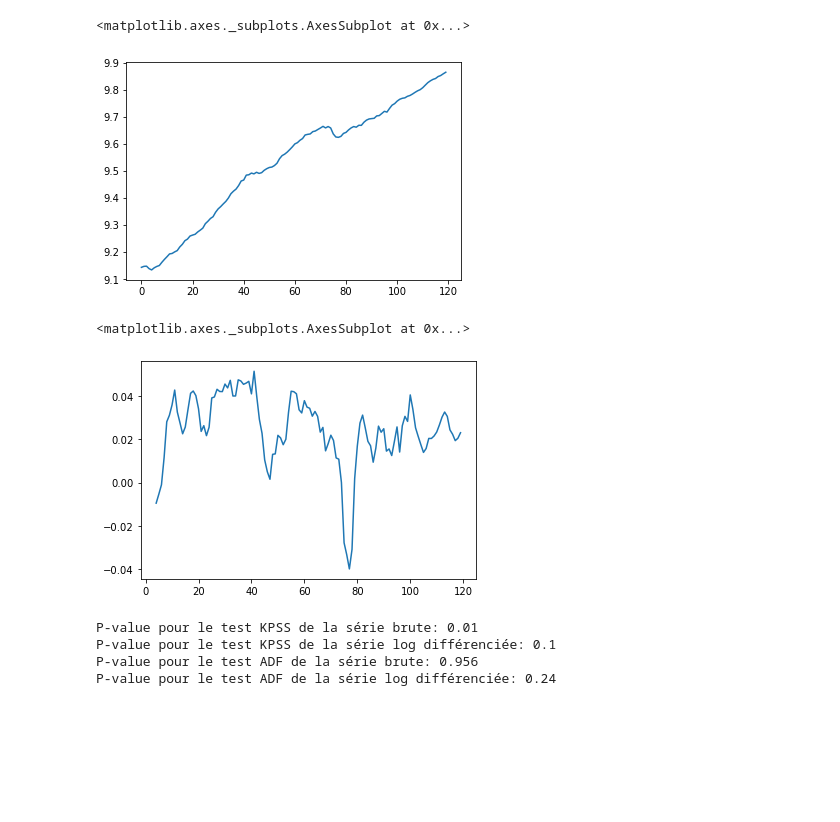
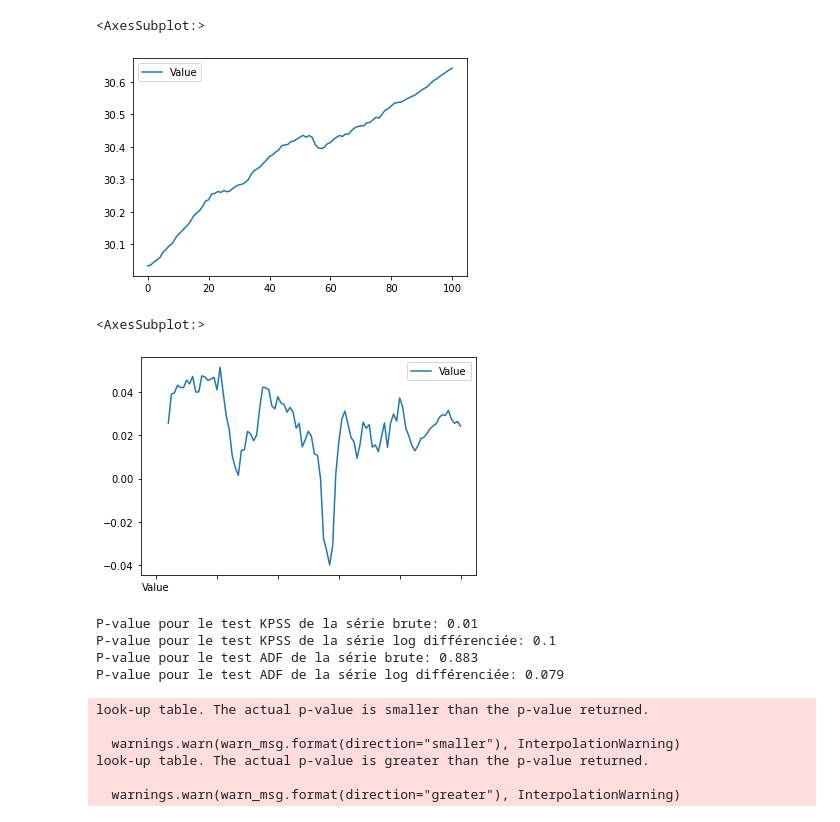
Before and after one commit to Adrien-Mcode/Stat-app-Trumpnomics, a Jupyter notebook: Stationnarité.ipynb, the cells around one changed output. Drawn from its saved outputs; the diff is of its cells as text; code cells hidden in the pictures; blank space fills up the shorter version.

Commit message:
tests statio sur nouvelle base

```diff
--- a/Stationnarité.ipynb
+++ b/Stationnarité.ipynb
@@ -14,0 +9,3 @@ serie.plot()
+# %%
+data2 = pd.read_csv(r'data_complete_net_exports.csv')
+data2
@@ -14,0 +26,3 @@ serie.plot()
+# %%
+serie = data2.loc[data2['Country'] == 'United States'].loc[data2['VARIABLE'] == 'GDPVD']['Value'].reset_index().drop('index', axis = 1)
+serie
@@ -15,13 +48,13 @@ serie.plot()
 # %%
-log_serie = np.log(data['United-States']['PIB'])
+log_serie = np.log(serie)
 log_serie.plot()
 # %% [output]
-<matplotlib.axes._subplots.AxesSubplot at 0x...>
+<AxesSubplot:>
-[figure, old version]
+[figure, new version]
 # %%
 log_diff_serie = log_serie - log_serie.shift(4)
 log_diff_serie = log_diff_serie.dropna()
 log_diff_serie.plot()
 # %% [output]
-<matplotlib.axes._subplots.AxesSubplot at 0x...>
+<AxesSubplot:>
-[figure, old version]
+[figure, new version]
@@ -45,7 +81,8 @@ def adf_logdiff(serie1):
 # %%
 # Exemple avec la série temporelle du PIB des USA
 
-serie1 = data['United-States']['PIB']
+serie1 = data2.loc[data2['Country'] == 'United States'].loc[data2['VARIABLE'] == 'GDPVD']['Value'].reset_index().drop('index', axis = 1)
+
 print('P-value pour le test KPSS de la série brute:', kpss_test(serie1))
 print('P-value pour le test KPSS de la série log différenciée:', kpss_logdiff(serie1))
 
@@ -58,5 +95,11 @@ print('P-value pour le test ADF de la série log différenciée:', adf_logdiff(s
 # %% [output]
 P-value pour le test KPSS de la série brute: 0.01
 P-value pour le test KPSS de la série log différenciée: 0.1
-P-value pour le test ADF de la série brute: 0.956
-P-value pour le test ADF de la série log différenciée: 0.24
+P-value pour le test ADF de la série brute: 0.883
+P-value pour le test ADF de la série log différenciée: 0.079
+look-up table. The actual p-value is smaller than the p-value returned.
+
+  warnings.warn(warn_msg.format(direction="smaller"), InterpolationWarning)
+look-up table. The actual p-value is greater than the p-value returned.
+
+  warnings.warn(warn_msg.format(direction="greater"), InterpolationWarning)
```
Also changed, not shown: parts of 16 cells of this notebook.
